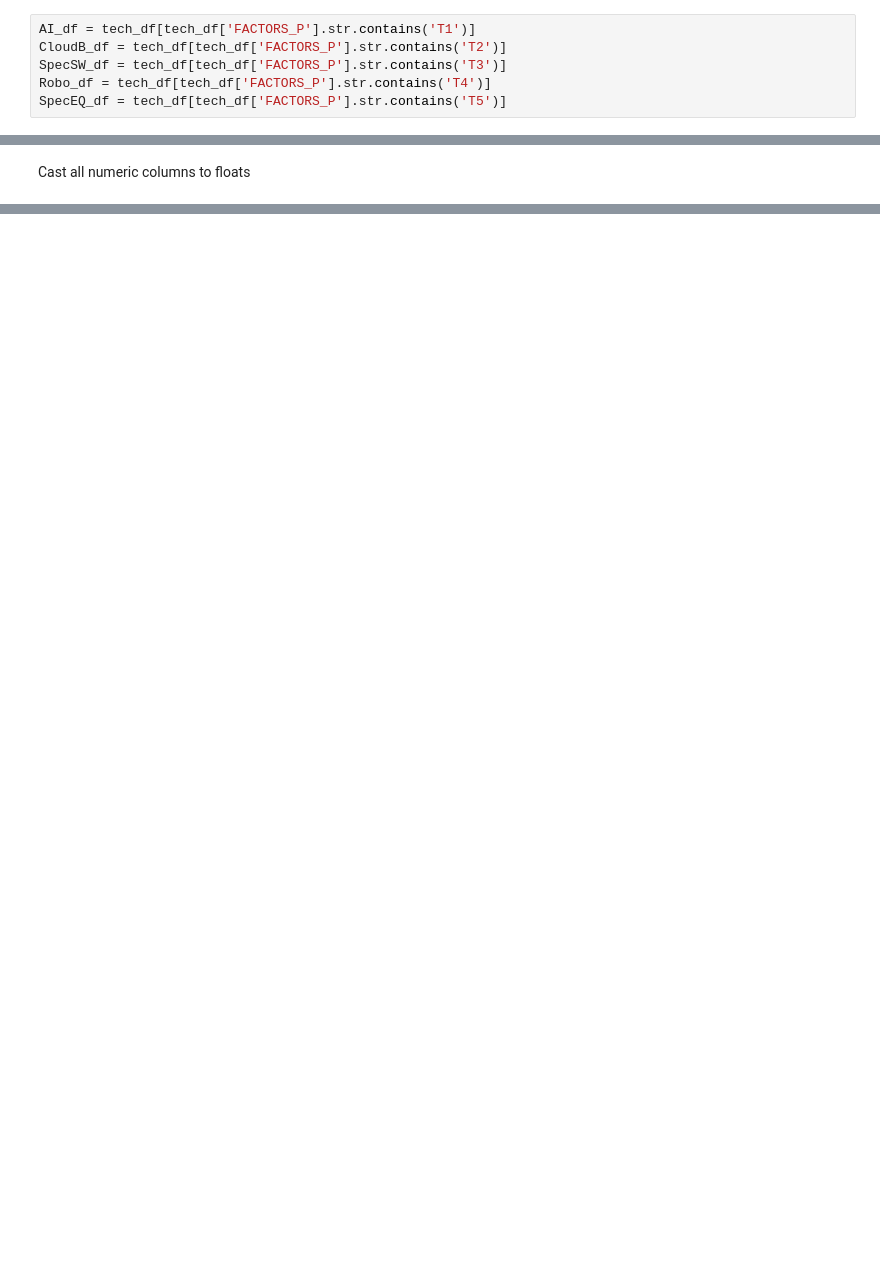
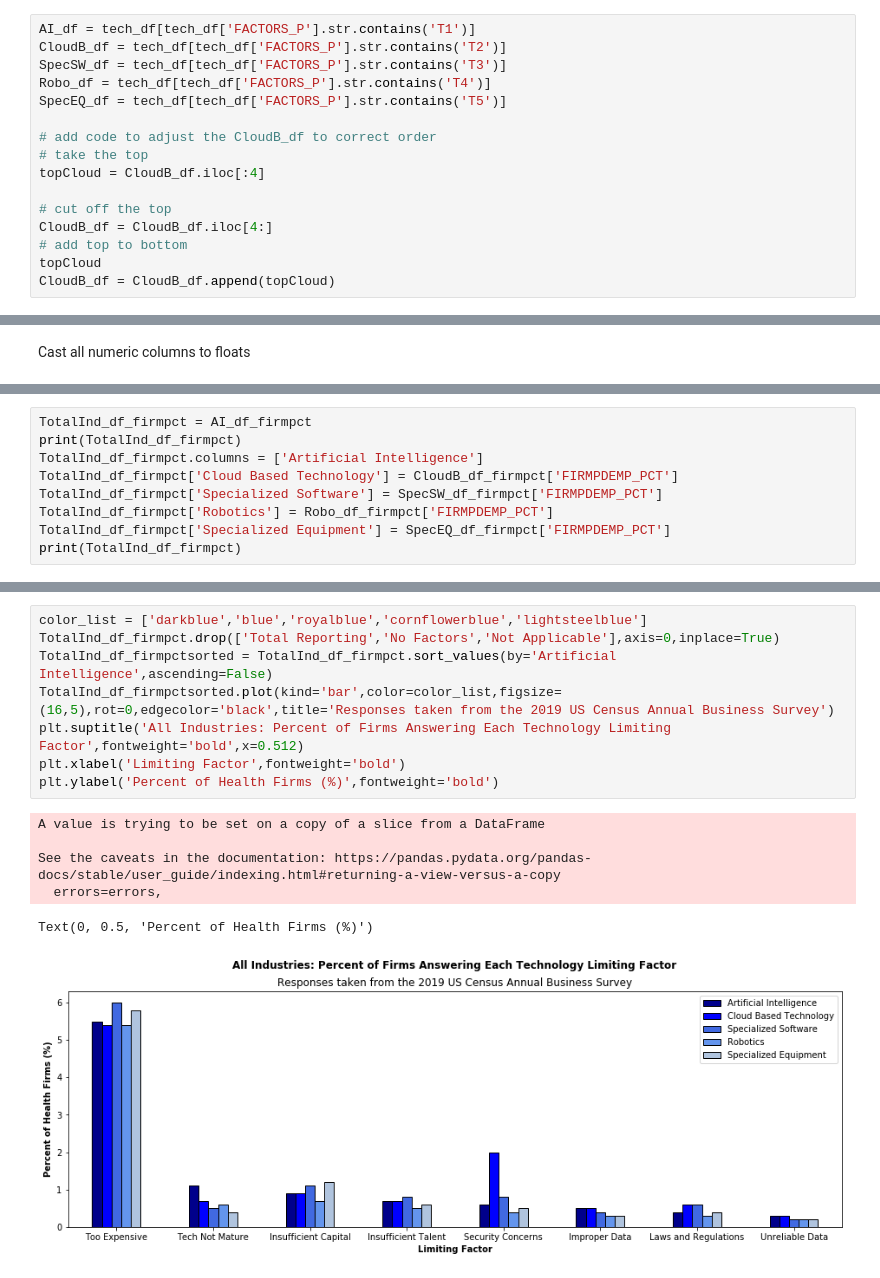
Before and after one commit to lstefanic/dev10-census-api-assessment, a Jupyter notebook: AllIndustries_TechFactors.ipynb, the cells around one changed output, grey strips where cells are left out. Saved outputs shown, nothing was run; the diff lists cells and outputs as text; blank space fills up the shorter version.

Commit message:
first few sections of report, all industries plot code

```diff
--- a/AllIndustries_TechFactors.ipynb
+++ b/AllIndustries_TechFactors.ipynb
@@ -64,3 +64,13 @@ CloudB_df = tech_df[tech_df['FACTORS_P'].str.contains('T2')]
 SpecSW_df = tech_df[tech_df['FACTORS_P'].str.contains('T3')]
 Robo_df = tech_df[tech_df['FACTORS_P'].str.contains('T4')]
 SpecEQ_df = tech_df[tech_df['FACTORS_P'].str.contains('T5')]
+
+# add code to adjust the CloudB_df to correct order
+# take the top
+topCloud = CloudB_df.iloc[:4]
+
+# cut off the top
+CloudB_df = CloudB_df.iloc[4:]
+# add top to bottom
+topCloud
+CloudB_df = CloudB_df.append(topCloud)
@@ -128,0 +229,9 @@ plt.show()
+# %%
+TotalInd_df_firmpct = AI_df_firmpct
+print(TotalInd_df_firmpct)
+TotalInd_df_firmpct.columns = ['Artificial Intelligence']
+TotalInd_df_firmpct['Cloud Based Technology'] = CloudB_df_firmpct['FIRMPDEMP_PCT']
+TotalInd_df_firmpct['Specialized Software'] = SpecSW_df_firmpct['FIRMPDEMP_PCT']
+TotalInd_df_firmpct['Robotics'] = Robo_df_firmpct['FIRMPDEMP_PCT']
+TotalInd_df_firmpct['Specialized Equipment'] = SpecEQ_df_firmpct['FIRMPDEMP_PCT']
+print(TotalInd_df_firmpct)
@@ -128,0 +276,15 @@ plt.show()
+# %%
+color_list = ['darkblue','blue','royalblue','cornflowerblue','lightsteelblue']
+TotalInd_df_firmpct.drop(['Total Reporting','No Factors','Not Applicable'],axis=0,inplace=True)
+TotalInd_df_firmpctsorted = TotalInd_df_firmpct.sort_values(by='Artificial Intelligence',ascending=False)
+TotalInd_df_firmpctsorted.plot(kind='bar',color=color_list,figsize=(16,5),rot=0,edgecolor='black',title='Responses taken from the 2019 US Census Annual Business Survey')
+plt.suptitle('All Industries: Percent of Firms Answering Each Technology Limiting Factor',fontweight='bold',x=0.512)
+plt.xlabel('Limiting Factor',fontweight='bold')
+plt.ylabel('Percent of Health Firms (%)',fontweight='bold')
+# %% [output]
+A value is trying to be set on a copy of a slice from a DataFrame
+
+See the caveats in the documentation: https://pandas.pydata.org/pandas-docs/stable/user_guide/indexing.html#returning-a-view-versus-a-copy
+  errors=errors,
+Text(0, 0.5, 'Percent of Health Firms (%)')
+[figure, added]
```
Also changed, not shown: parts of 14 cells of this notebook, 2 other files.
